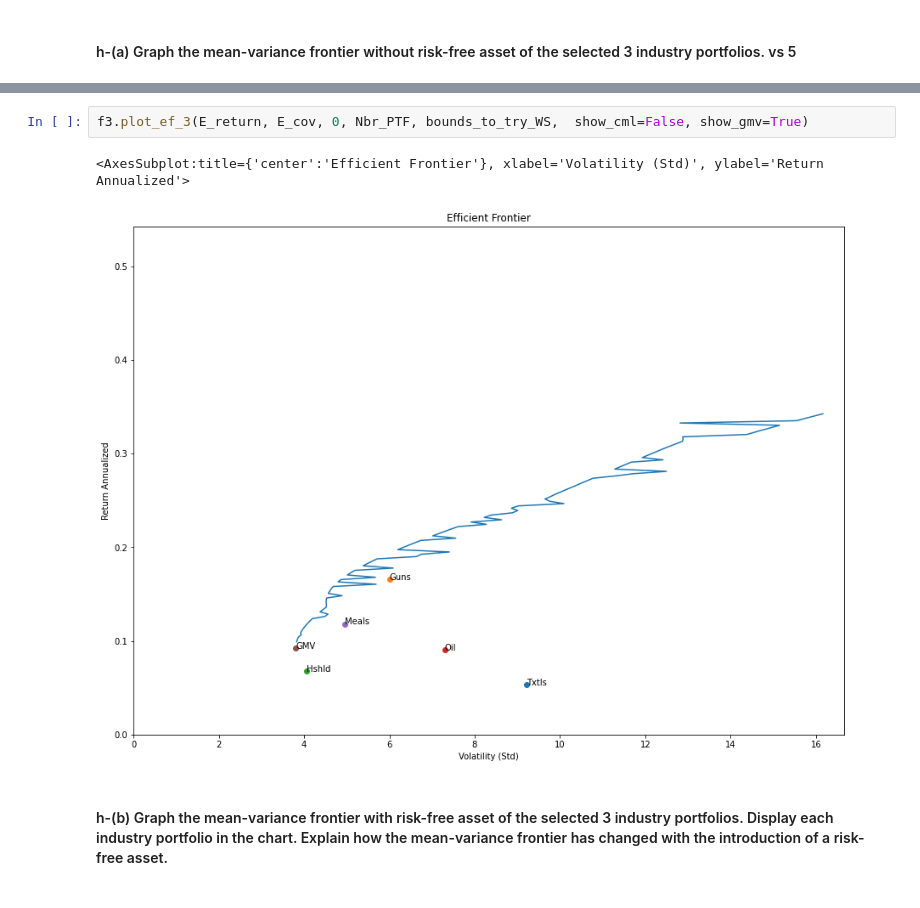
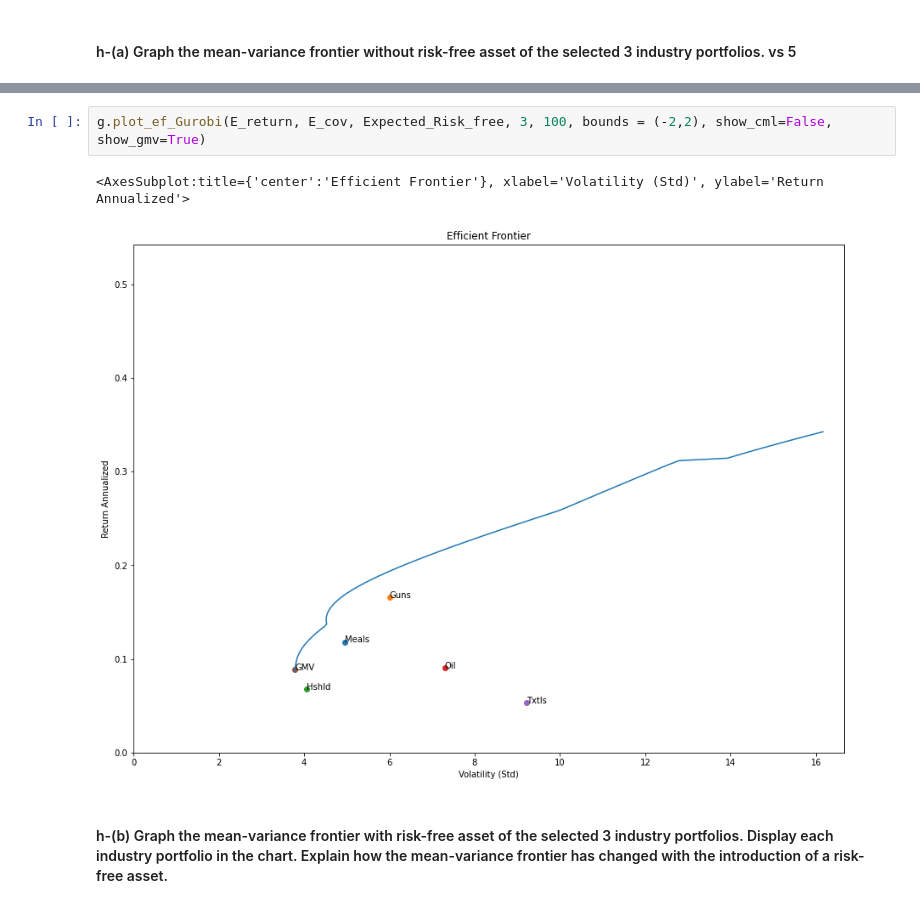
Before and after one commit to Damnsky100/Portfolio, a Jupyter notebook: Assignment_TP1.ipynb, the cells around one changed output, grey strips where cells are left out. Saved outputs shown, nothing was run; the diff lists cells and outputs as text.

Commit message:
Gurobi function for question h

```diff
--- a/Assignment_TP1.ipynb
+++ b/Assignment_TP1.ipynb
@@ -277,8 +249,8 @@ bounds_to_try_WS = [
 # %%
-f3.plot_ef_3(E_return, E_cov, 0, Nbr_PTF, bounds_to_try_WS,  show_cml=False, show_gmv=True)
+g.plot_ef_Gurobi(E_return, E_cov, Expected_Risk_free, 3, 100, bounds = (-2,2), show_cml=False, show_gmv=True)
 # %% [output]
 <AxesSubplot:title={'center':'Efficient Frontier'}, xlabel='Volatility (Std)', ylabel='Return Annualized'>
-[figure, old version]
+[figure, new version]
 # %% [markdown]
 #### h-(b) Graph the mean-variance frontier with risk-free asset of the selected 3 industry portfolios. Display each industry portfolio in the chart. Explain how the mean-variance frontier has changed with the introduction of a risk-free asset.
 # %%
```
Also changed, not shown: parts of 10 cells of this notebook, 3 other files.
